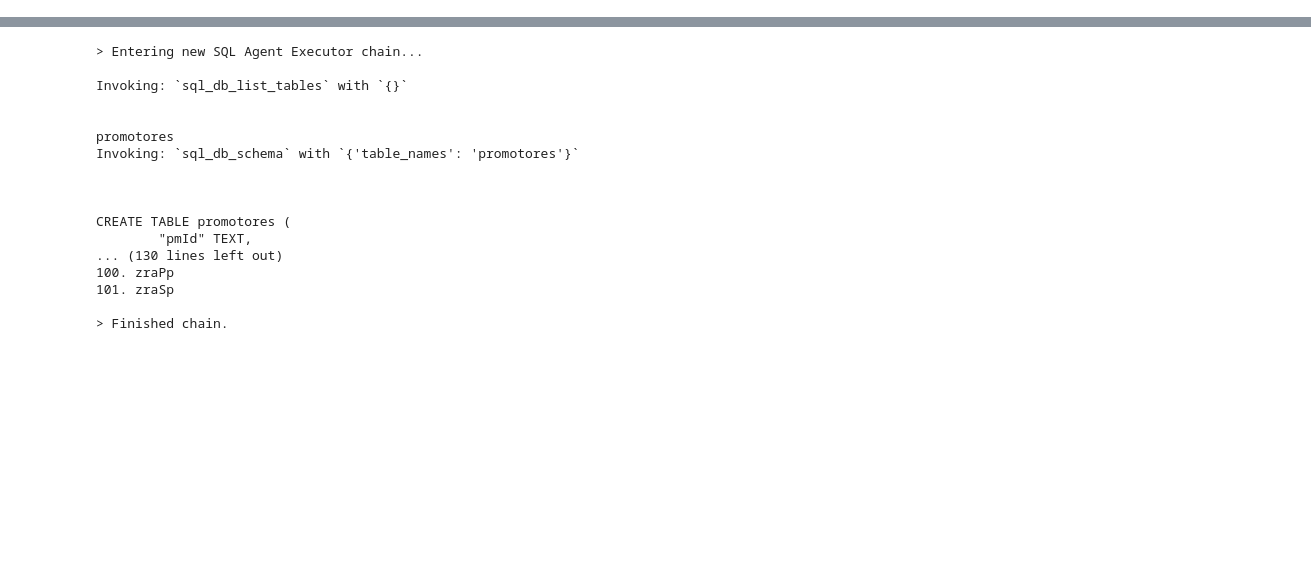
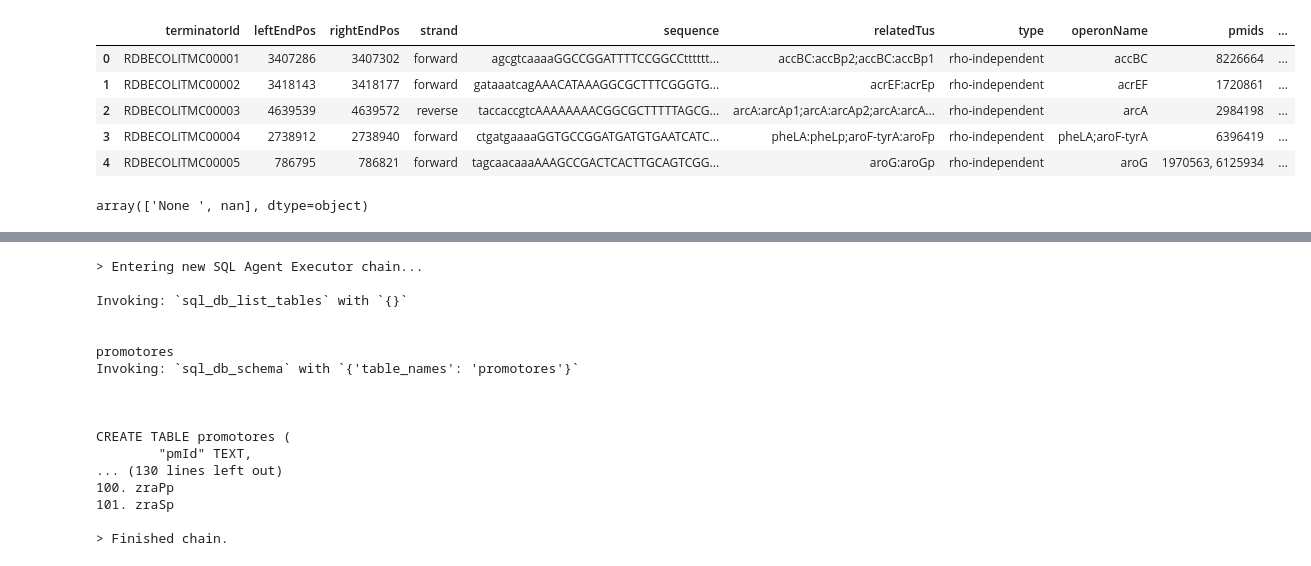
Before and after one commit to LeonelValencia/curso-langchain-qa-documents, a Jupyter notebook: notebooks/agente_sql.ipynb, the cells around one changed output, grey strips where cells are left out. Saved outputs shown, nothing was run; the diff lists cells and outputs as text; code cells hidden in the pictures; blank space fills up the shorter version.

Commit message:
add ri, terminator and evidence dfs

```diff
--- a/notebooks/agente_sql.ipynb
+++ b/notebooks/agente_sql.ipynb
@@ -16,0 +64,14 @@ print(df_tu.columns.tolist())
+# %%
+df_terminator = pd.read_csv("../data/TerminatorSet.tsv", sep="\t")
+df_terminator.head()
+# %% [output]
+|  | terminatorId | leftEndPos | rightEndPos | strand | sequence | relatedTus | type | operonName | pmids | ... |
+| 0 | RDBECOLITMC00001 | 3407286 | 3407302 | forward | agcgtcaaaaGGCCGGATTTTCCGGCCtttttt... | accBC:accBp2;accBC:accBp1 | rho-independent | accBC | 8226664 | ... |
+| 1 | RDBECOLITMC00002 | 3418143 | 3418177 | forward | gataaatcagAAACATAAAGGCGCTTTCGGGTG... | acrEF:acrEp | rho-independent | acrEF | 1720861 | ... |
+| 2 | RDBECOLITMC00003 | 4639539 | 4639572 | reverse | taccaccgtcAAAAAAAACGGCGCTTTTTAGCG... | arcA:arcAp1;arcA:arcAp2;arcA:arcA... | rho-independent | arcA | 2984198 | ... |
+| 3 | RDBECOLITMC00004 | 2738912 | 2738940 | forward | ctgatgaaaaGGTGCCGGATGATGTGAATCATC... | pheLA:pheLp;aroF-tyrA:aroFp | rho-independent | pheLA;aroF-tyrA | 6396419 | ... |
+| 4 | RDBECOLITMC00005 | 786795 | 786821 | forward | tagcaacaaaAAAGCCGACTCACTTGCAGTCGG... | aroG:aroGp | rho-independent | aroG | 1970563, 6125934 | ... |
+# %%
+df_terminator["confidenceLevel"].unique()
+# %% [output]
+array(['None ', nan], dtype=object)
```
Also changed, not shown: parts of 28 cells of this notebook, 7 other files.
